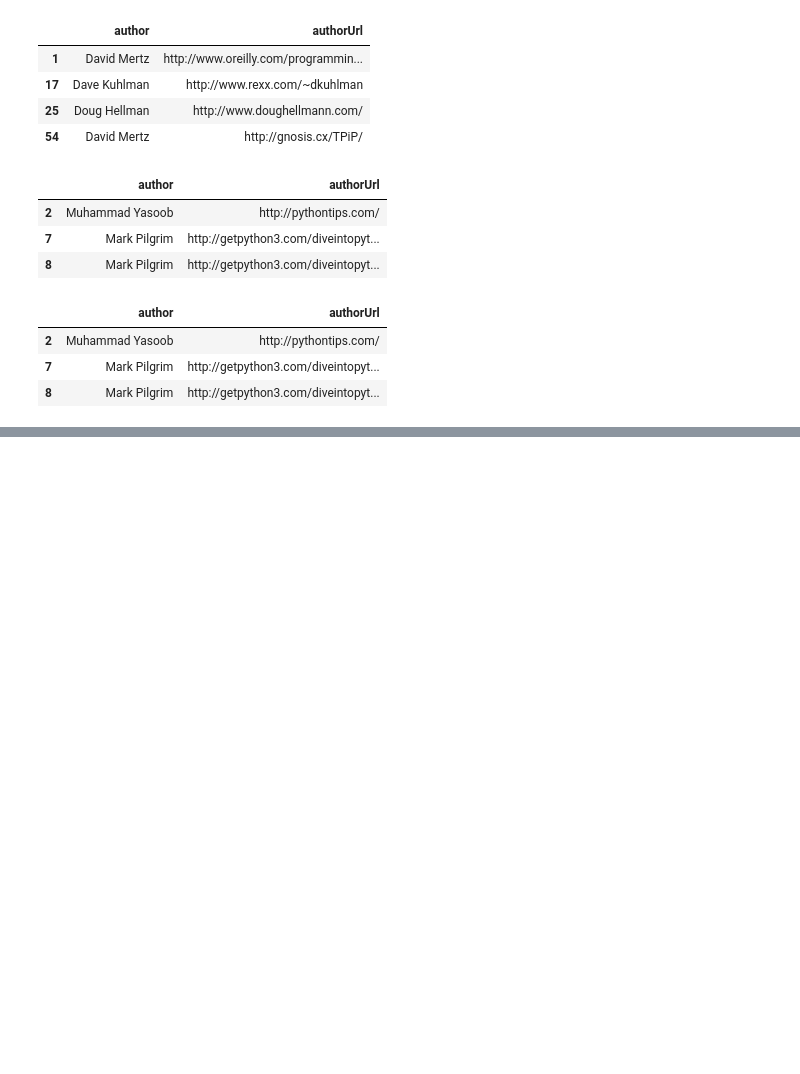
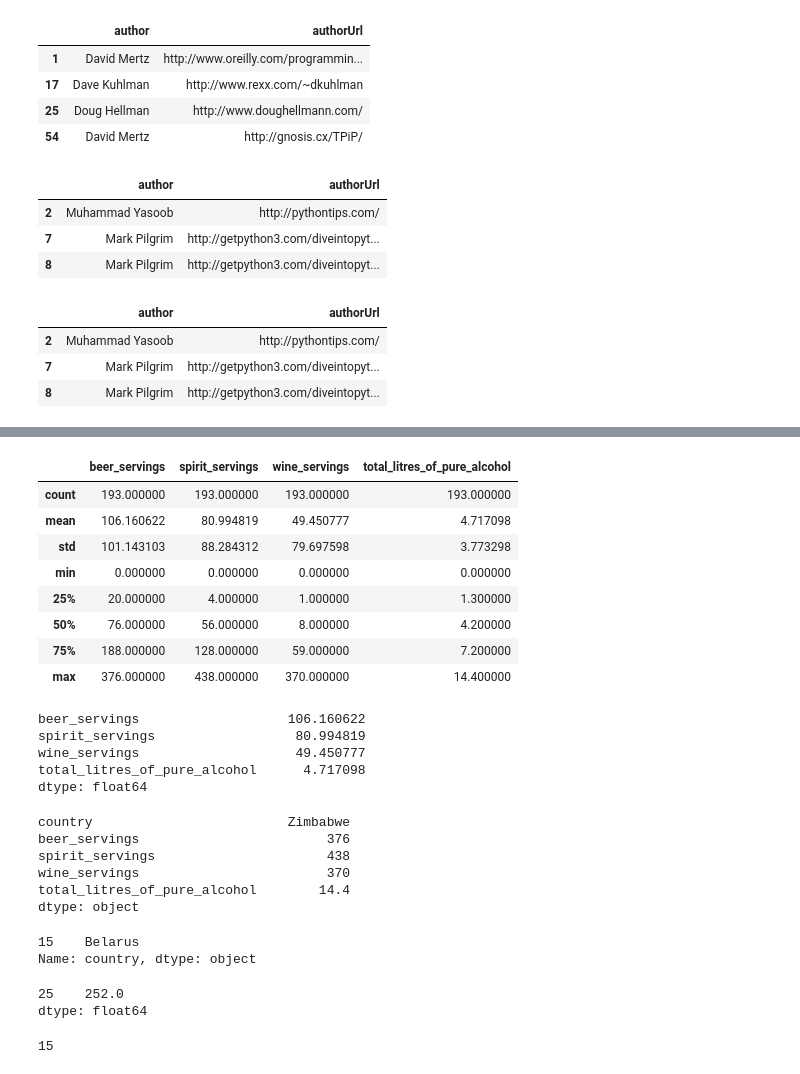
Before and after one commit to radevsto/ml_progres_bg, a Jupyter notebook: lab3/lab3.ipynb, the cells around one changed output, grey strips where cells are left out. Cells and saved outputs as stored; diff of their text form; code cells hidden in the pictures; blank space fills up the shorter version.

```diff
--- a/lab3/lab3.ipynb
+++ b/lab3/lab3.ipynb
@@ -51,0 +171,45 @@ authors_df.loc[mask, :]
+# %%
+df_drinks.describe()
+# %% [output]
+|  | beer_servings | spirit_servings | wine_servings | total_litres_of_pure_alcohol |
+| count | 193.000000 | 193.000000 | 193.000000 | 193.000000 |
+| mean | 106.160622 | 80.994819 | 49.450777 | 4.717098 |
+| std | 101.143103 | 88.284312 | 79.697598 | 3.773298 |
+| min | 0.000000 | 0.000000 | 0.000000 | 0.000000 |
+| 25% | 20.000000 | 4.000000 | 1.000000 | 1.300000 |
+| 50% | 76.000000 | 56.000000 | 8.000000 | 4.200000 |
+| 75% | 188.000000 | 128.000000 | 59.000000 | 7.200000 |
+| max | 376.000000 | 438.000000 | 370.000000 | 14.400000 |
+# %%
+df_drinks.mean()
+# %% [output]
+beer_servings                   106.160622
+spirit_servings                  80.994819
+wine_servings                    49.450777
+total_litres_of_pure_alcohol      4.717098
+dtype: float64
+# %%
+df_drinks.max()
+# %% [output]
+country                         Zimbabwe
+beer_servings                        376
+spirit_servings                      438
+wine_servings                        370
+total_litres_of_pure_alcohol        14.4
+dtype: object
+# %%
+# Print the name of the country that serves most pure_alcohol
+mask = (df_drinks.total_litres_of_pure_alcohol == df_drinks.total_litres_of_pure_alcohol.max())
+df_drinks.loc[mask, 'country']
+# %% [output]
+15    Belarus
+Name: country, dtype: object
+# %%
+df_drinks.loc[df_drinks.country == "Bulgaria"].max(axis=1)
+# %% [output]
+25    252.0
+dtype: float64
+# %%
+df_drinks.total_litres_of_pure_alcohol.idxmax()
+# %% [output]
+15
```
Also changed, not shown: parts of 14 cells of this notebook.
